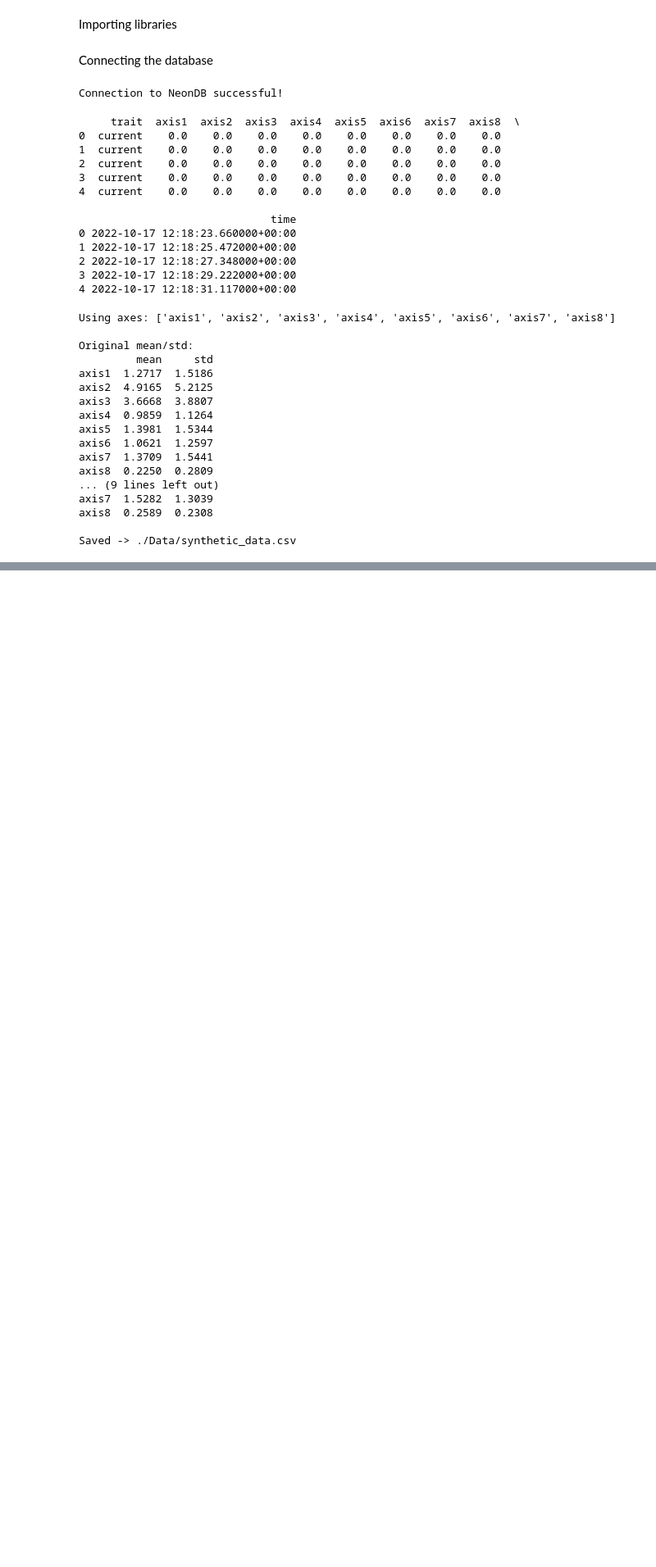
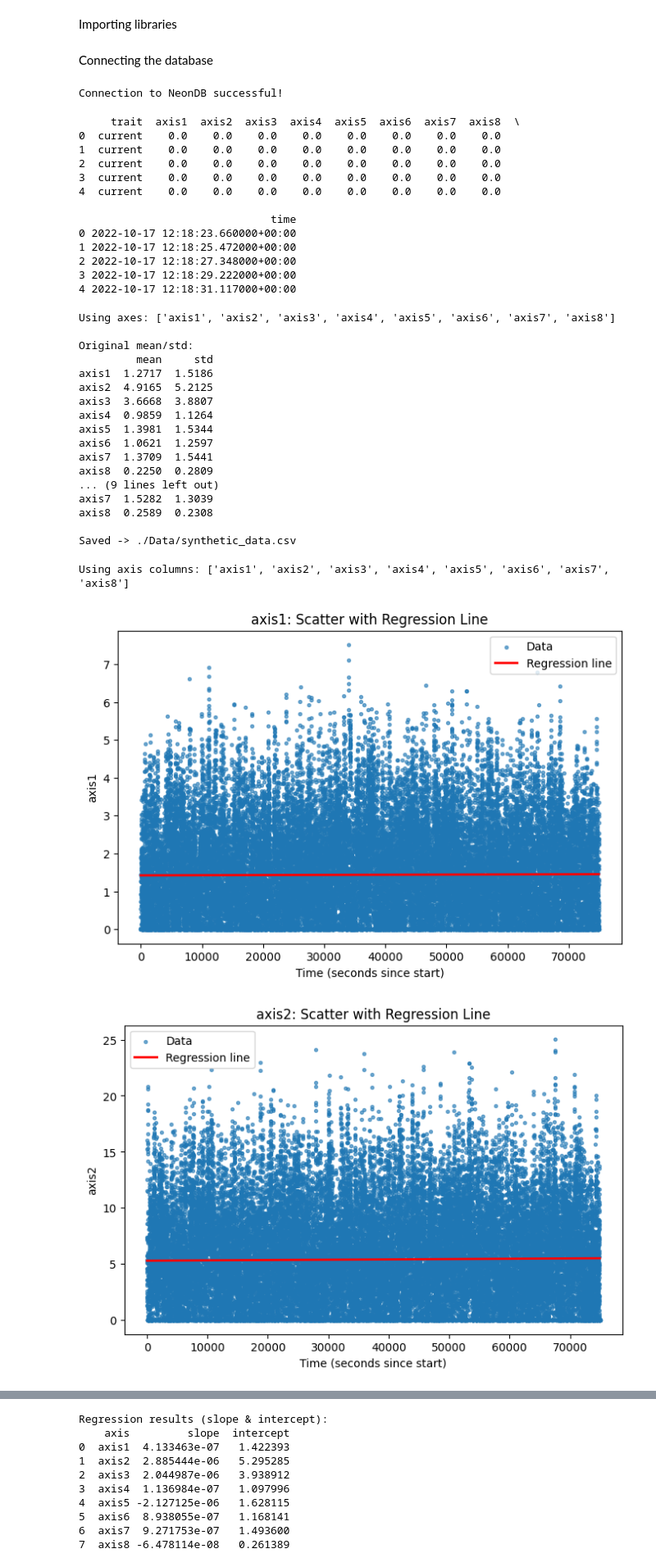
Before and after one commit to 9082825/Practical_Lab1_CSCN8010, a Jupyter notebook: main.ipynb, the cells around one changed output, grey strips where cells are left out. Shown at 82% size. Drawn from its saved outputs; the diff is of its cells as text; code cells hidden in the pictures; blank space fills up the shorter version.

Commit message:
Added the code to perform Linear regression

```diff
--- a/main.ipynb
+++ b/main.ipynb
@@ -163,3 +163,73 @@ axis7  1.5282  1.3039
 axis8  0.2589  0.2308
 
 Saved -> ./Data/synthetic_data.csv
+# %%
+import re, math
+import numpy as np
+import pandas as pd
+import matplotlib.pyplot as plt
+from sklearn.linear_model import LinearRegression
+
+# ---------------- Config ----------------
+INPUT_PATH = "./Data/synthetic_data.csv"
+
+# ---------------- Load data ----------------
+df = pd.read_csv(INPUT_PATH)
+
+# Find time column
+time_candidates = ["time", "Time", "timestamp", "Timestamp"]
+time_col = next((c for c in time_candidates if c in df.columns), None)
+if time_col is None:
+    raise ValueError(f"Couldn't find a time column in {INPUT_PATH}")
+
+df[time_col] = pd.to_datetime(df[time_col], utc=True, errors="coerce")
+df = df.dropna(subset=[time_col]).sort_values(time_col).reset_index(drop=True)
+
+# Numeric time feature (seconds since start)
+t0 = df[time_col].min()
+df["t_seconds"] = (df[time_col] - t0).dt.total_seconds()
+
+# Detect axis columns (Axis #1..#8)
+def axis_number(col):
+    m = re.search(r"(\d+)", col)
+    return int(m.group(1)) if m else 10**9
+
+axis_cols = [c for c in df.columns if c.lower().startswith("axis")]
+axis_cols = sorted(axis_cols, key=axis_number)
+axis_cols = [c for c in axis_cols if axis_number(c) in range(1, 9)]
+
+print("Using axis columns:", axis_cols)
+
+# ---------------- Regression per axis ----------------
+results = []
+
+for col in axis_cols:
+    sub = df[["t_seconds", col]].dropna()
+    X = sub[["t_seconds"]].values
+    y = sub[col].values
+
+    lr = LinearRegression().fit(X, y)
+    slope = float(lr.coef_[0])
+    intercept = float(lr.intercept_)
+    results.append({"axis": col, "slope": slope, "intercept": intercept})
+
+    # ---- Plot scatter + regression line (display only) ----
+    plt.figure(figsize=(8, 5))
+    plt.scatter(sub["t_seconds"], y, s=8, alpha=0.6, label="Data")
+    x_line = np.linspace(sub["t_seconds"].min(), sub["t_seconds"].max(), 200).reshape(-1, 1)
+    y_line = lr.predict(x_line)
+    plt.plot(x_line, y_line, color="red", linewidth=2, label="Regression line")
+    plt.title(f"{col}: Scatter with Regression Line")
+    plt.xlabel("Time (seconds since start)")
+    plt.ylabel(col)
+    plt.legend()
+    plt.show()   # <-- display instead of saving
+
+# ---------------- Show regression parameters ----------------
+results_df = pd.DataFrame(results)
+print("\nRegression results (slope & intercept):")
+print(results_df)
+# %% [output]
+Using axis columns: ['axis1', 'axis2', 'axis3', 'axis4', 'axis5', 'axis6', 'axis7', 'axis8']
+[figure, added]
+[figure, added]
@@ -165,0 +242,10 @@ Saved -> ./Data/synthetic_data.csv
+Regression results (slope & intercept):
+    axis         slope  intercept
+0  axis1  4.133463e-07   1.422393
+1  axis2  2.885444e-06   5.295285
+2  axis3  2.044987e-06   3.938912
+3  axis4  1.136984e-07   1.097996
+4  axis5 -2.127125e-06   1.628115
+5  axis6  8.938055e-07   1.168141
+6  axis7  9.271753e-07   1.493600
+7  axis8 -6.478114e-08   0.261389
```
Also changed, not shown: parts of 1 cell of this notebook, 17 other files.
